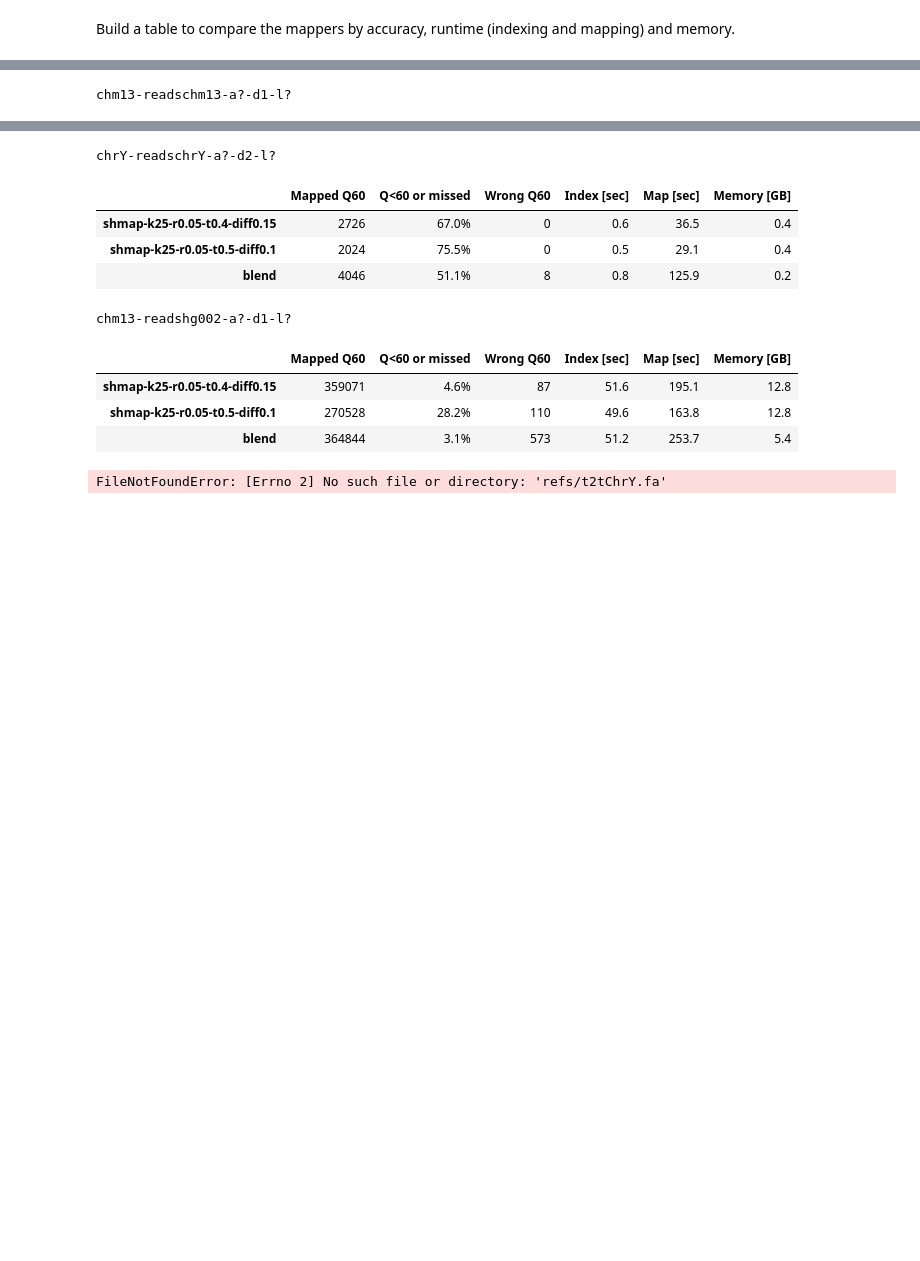
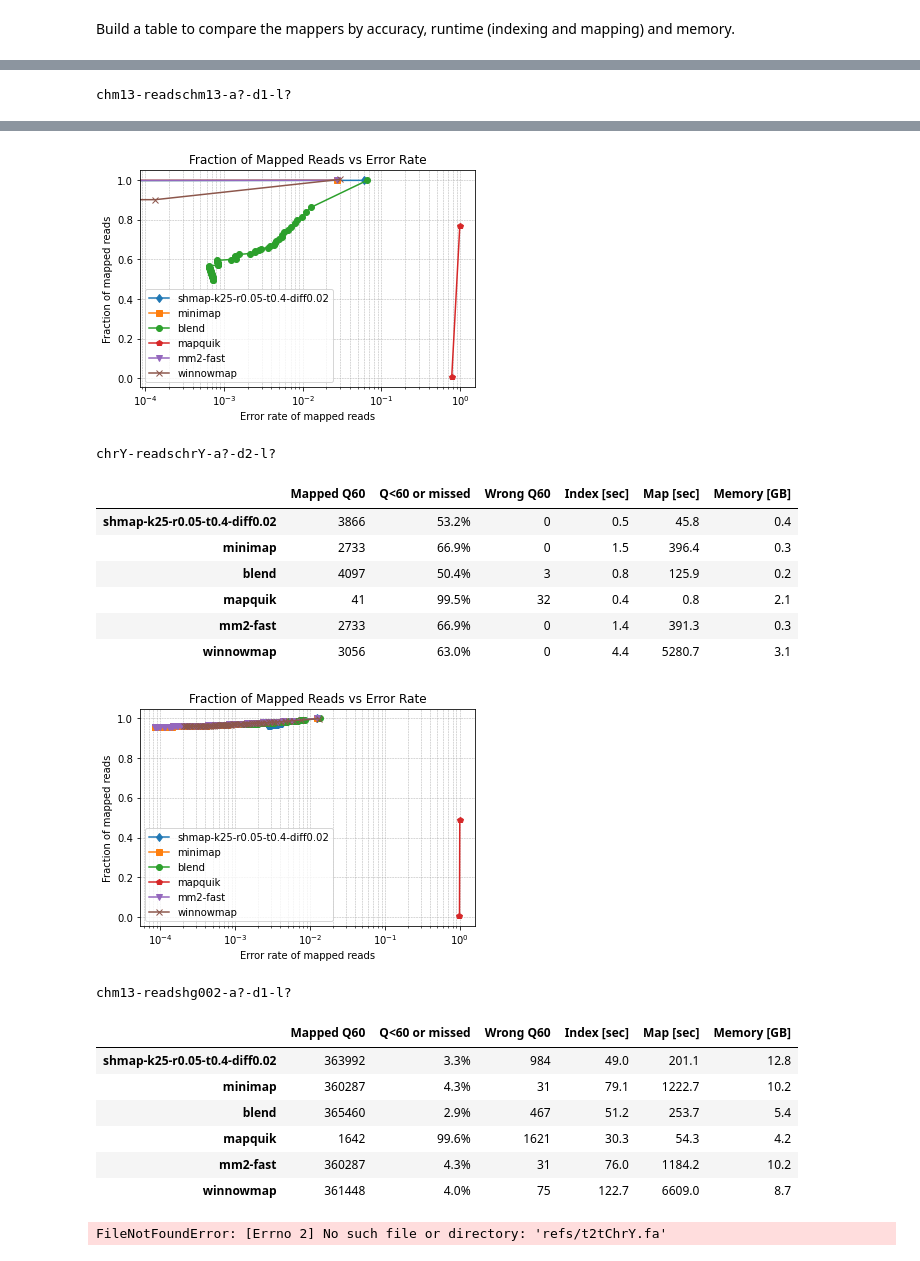
Before and after one commit to pesho-ivanov/shmap, a Jupyter notebook: evals/compare.ipynb, the cells around one changed output, grey strips where cells are left out. Drawn from its saved outputs; the diff is of its cells as text; code cells hidden in the pictures; blank space fills up the shorter version.

```diff
--- a/evals/compare.ipynb
+++ b/evals/compare.ipynb
@@ -201,8 +260,8 @@ Build a table to compare the mappers by accuracy, runtime (indexing and mapping)
 # %%
 main_dir = Path('out_small')
 #tools = ['mm2-fast', 'winnowmap']
-tools = ['shmap-k25-r0.05-t0.4-diff0.15', 'shmap-k25-r0.05-t0.5-diff0.1', 'blend'] #, 'shmap-diff0.02', 'shmap-diff0.1'] #, 'blend', 'winnowmap', 'minimap', 'mapquik', 'mm2-fast'] #, 'shmap-diff0.15', 'shmap-diff0.02', 'shmap'] #, 'shmap-MIN_DIFF-002']  # 'shmap-noprune',
-#tools = ['minimap', 'shmap-noprune', 'shmap']
+tools = ['shmap-k25-r0.05-t0.4-diff0.02', 'minimap', 'blend', 'mapquik', 'mm2-fast', 'winnowmap'] #, ['shmap-k25-r0.05-t0.4-diff2', 'shmap-k25-r0.05-t0.4-diff0.02', 'shmap-k25-r0.05-t0.4-diff0.15', 'blend'] #, 'shmap-diff0.02', 'shmap-diff0.1'] #, 'blend', 'winnowmap', 'minimap', 'mapquik', 'mm2-fast'] #, 'shmap-diff0.15', 'shmap-diff0.02', 'shmap'] #, 'shmap-MIN_DIFF-002']  # 'shmap-noprune',  'shmap-k25-r0.05-t0.4-diff0.15', 'shmap-k25-r0.05-t0.5-diff0.1'
+#tools = ['minimap', 'blend', 'shmap-k25-r0.05-t0.4-diff0.02']
 experiments = [
     ('chm13', 'chm13-readschm13-a?-d1-l?'),
     ('chrY',  'chrY-readschrY-a?-d2-l?'),
@@ -233,13 +296,21 @@ chm13-readschm13-a?-d1-l?
+[figure, added]
 chrY-readschrY-a?-d2-l?
 |  | Mapped Q60 | Q<60 or missed | Wrong Q60 | Index [sec] | Map [sec] | Memory [GB] |
-| shmap-k25-r0.05-t0.4-diff0.15 | 2726 | 67.0% | 0 | 0.6 | 36.5 | 0.4 |
-| shmap-k25-r0.05-t0.5-diff0.1 | 2024 | 75.5% | 0 | 0.5 | 29.1 | 0.4 |
-| blend | 4046 | 51.1% | 8 | 0.8 | 125.9 | 0.2 |
+| shmap-k25-r0.05-t0.4-diff0.02 | 3866 | 53.2% | 0 | 0.5 | 45.8 | 0.4 |
+| minimap | 2733 | 66.9% | 0 | 1.5 | 396.4 | 0.3 |
+| blend | 4097 | 50.4% | 3 | 0.8 | 125.9 | 0.2 |
+| mapquik | 41 | 99.5% | 32 | 0.4 | 0.8 | 2.1 |
+| mm2-fast | 2733 | 66.9% | 0 | 1.4 | 391.3 | 0.3 |
+| winnowmap | 3056 | 63.0% | 0 | 4.4 | 5280.7 | 3.1 |
+[figure, added]
 chm13-readshg002-a?-d1-l?
 |  | Mapped Q60 | Q<60 or missed | Wrong Q60 | Index [sec] | Map [sec] | Memory [GB] |
-| shmap-k25-r0.05-t0.4-diff0.15 | 359071 | 4.6% | 87 | 51.6 | 195.1 | 12.8 |
-| shmap-k25-r0.05-t0.5-diff0.1 | 270528 | 28.2% | 110 | 49.6 | 163.8 | 12.8 |
-| blend | 364844 | 3.1% | 573 | 51.2 | 253.7 | 5.4 |
+| shmap-k25-r0.05-t0.4-diff0.02 | 363992 | 3.3% | 984 | 49.0 | 201.1 | 12.8 |
+| minimap | 360287 | 4.3% | 31 | 79.1 | 1222.7 | 10.2 |
+| blend | 365460 | 2.9% | 467 | 51.2 | 253.7 | 5.4 |
+| mapquik | 1642 | 99.6% | 1621 | 30.3 | 54.3 | 4.2 |
+| mm2-fast | 360287 | 4.3% | 31 | 76.0 | 1184.2 | 10.2 |
+| winnowmap | 361448 | 4.0% | 75 | 122.7 | 6609.0 | 8.7 |
 # %%
 main_dir = Path('out')
 #tools = ['mm2-fast', 'winnowmap']
```
Also changed, not shown: parts of 4 cells of this notebook, 6 other files.
